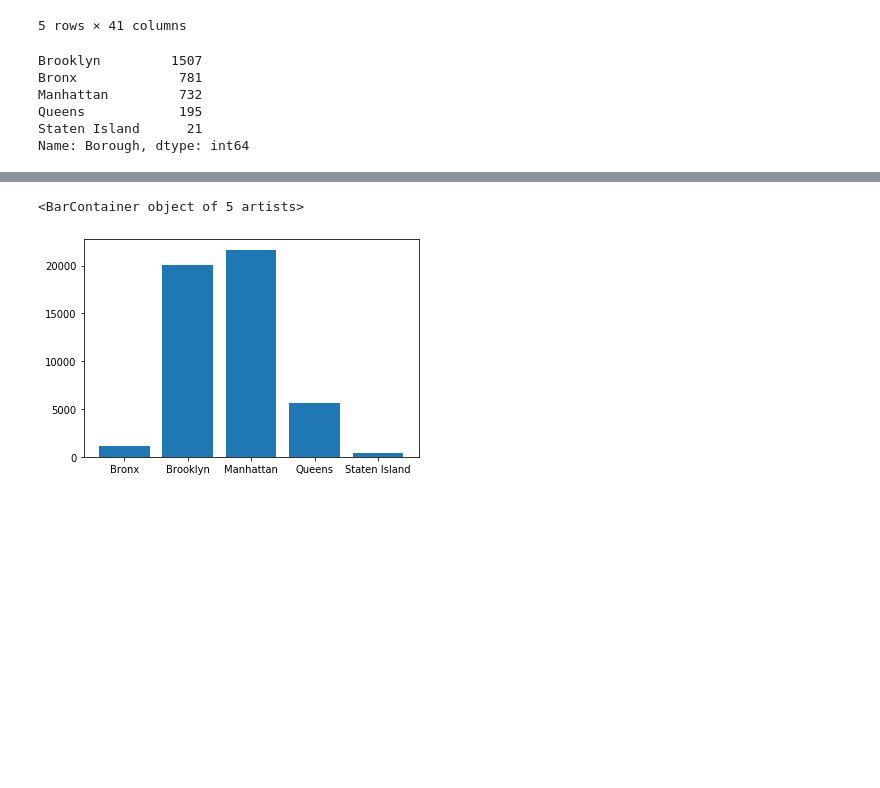
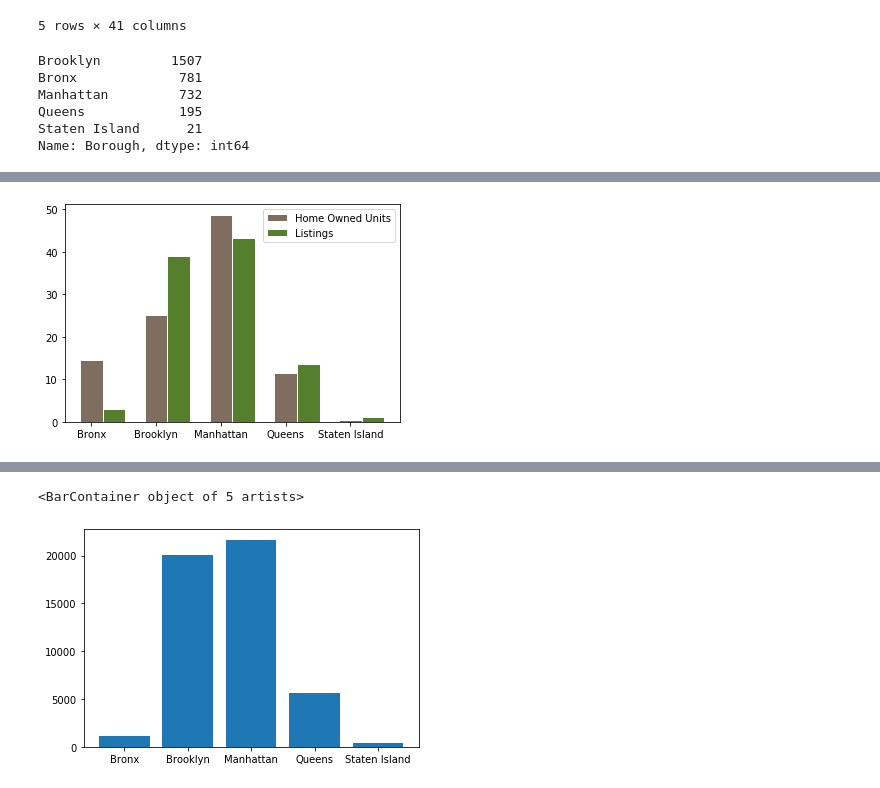
Before and after one commit to hayden4davey/Project1-Group2, a Jupyter notebook: arnold_data_analysis_1.ipynb, the cells around one changed output, grey strips where cells are left out. Saved outputs shown, nothing was run; the diff lists cells and outputs as text; code cells hidden in the pictures; blank space fills up the shorter version.

```diff
--- a/arnold_data_analysis_1.ipynb
+++ b/arnold_data_analysis_1.ipynb
@@ -81,0 +120,20 @@ plt.show()
+# %%
+#Show Correlation of Home Owned Units and Number of AirBnB Listings
+import numpy as np
+fig, ax =  plt.subplots()
+
+ind = np.arange(5)    # the x locations for the groups
+width = 0.35         # the width of the bars
+
+p1 = ax.bar(ind, df_nyhs_bybor['HOUnits Pct'], width, color='#7f6d5f', edgecolor='white', label='Home Owned Pct')
+p2 = ax.bar(ind + width, df_airb_bybor['LCount Pct'],width, color='#557f2d', edgecolor='white', label='Listing Pct')
+
+#ax.yaxis.set_units(inch)
+ax.autoscale_view()
+ax.legend((p1[0], p2[0]), ('Home Owned Units', 'Listings'))
+
+ax.set_xticklabels((0,'Bronx','Brooklyn','Manhattan','Queens','Staten Island'))
+
+plt.show()
+# %% [output]
+[figure, added]
```
Also changed, not shown: parts of 6 cells of this notebook, 1 other file.
